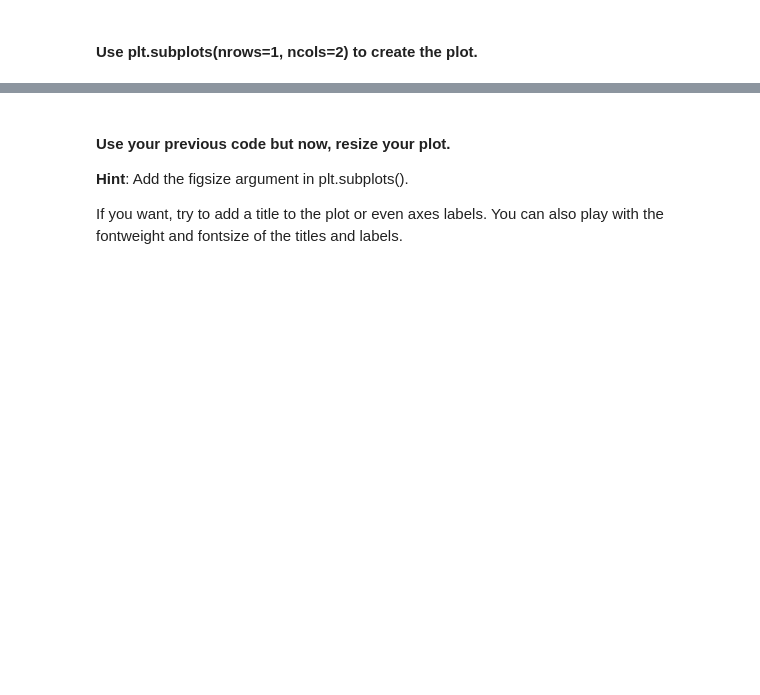
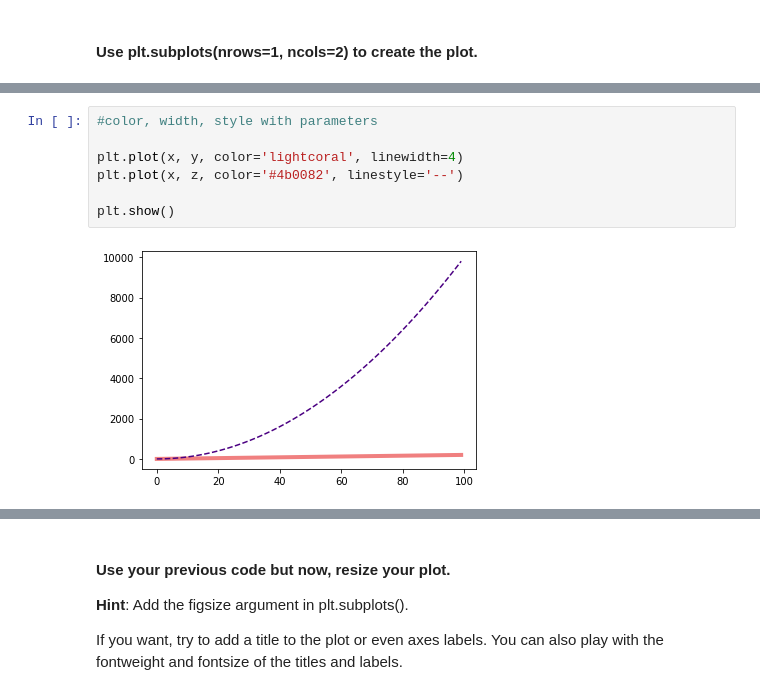
Before and after one commit to ta-datapt-bcn/lab-matplotlib-seaborn, a Jupyter notebook: your-code/main.ipynb, the cells around one changed output, grey strips where cells are left out. Drawn from its saved outputs; the diff is of its cells as text; blank space fills up the shorter version.

```diff
--- a/your-code/main.ipynb
+++ b/your-code/main.ipynb
@@ -31,0 +56,9 @@ Also, play around with the linewidth and style. Use the ones you're most happy w
+# %%
+#color, width, style with parameters
+
+plt.plot(x, y, color='lightcoral', linewidth=4)
+plt.plot(x, z, color='#4b0082', linestyle='--')
+
+plt.show()
+# %% [output]
+[figure, added]
```
Also changed, not shown: parts of 15 cells of this notebook, 3 other files.
